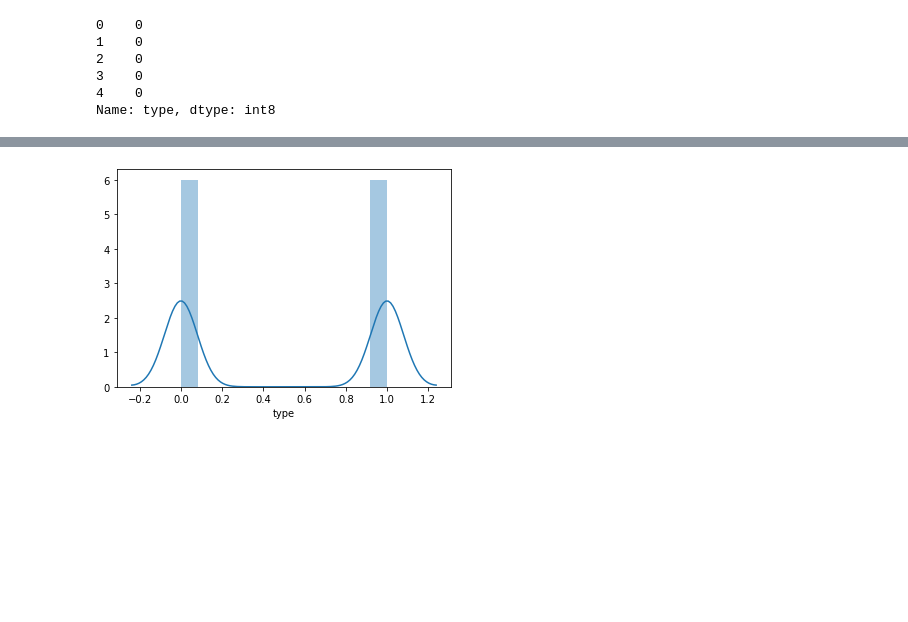
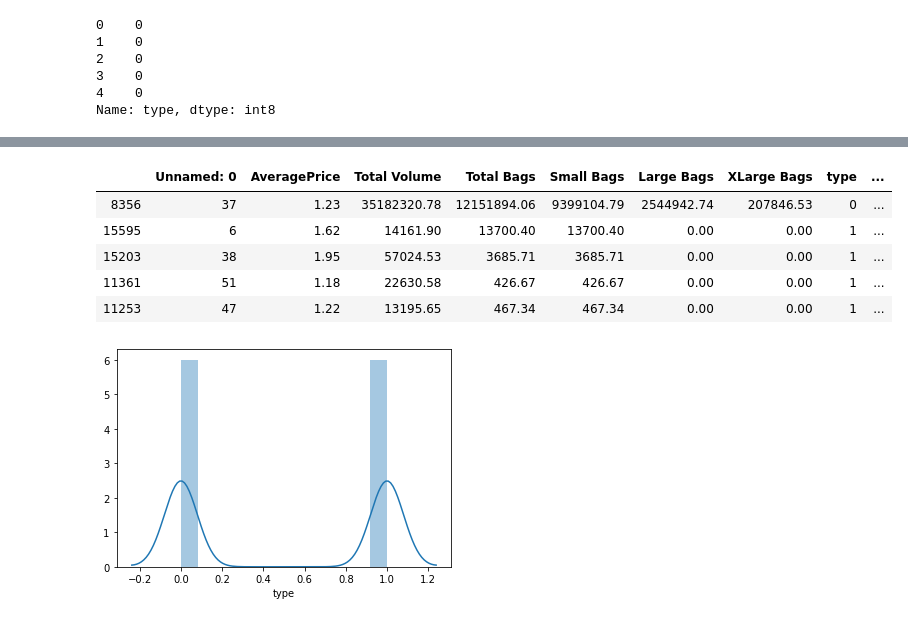
Before and after one commit to SwetaSengupta/DS-Unit-2-Applied-Modeling, a Jupyter notebook: module4-model-interpretation/LS_DS_234_assignment.ipynb, the cells around one changed output, grey strips where cells are left out. Cells and saved outputs as stored; diff of their text form; code cells hidden in the pictures; blank space fills up the shorter version.

```diff
--- a/module4-model-interpretation/LS_DS_234_assignment.ipynb
+++ b/module4-model-interpretation/LS_DS_234_assignment.ipynb
@@ -153,3 +169,12 @@ train.shape,val.shape
+# %%
+train.head()
+# %% [output]
+|  | Unnamed: 0 | AveragePrice | Total Volume | Total Bags | Small Bags | Large Bags | XLarge Bags | type | ... |
+| 8356 | 37 | 1.23 | 35182320.78 | 12151894.06 | 9399104.79 | 2544942.74 | 207846.53 | 0 | ... |
+| 15595 | 6 | 1.62 | 14161.90 | 13700.40 | 13700.40 | 0.00 | 0.00 | 1 | ... |
+| 15203 | 38 | 1.95 | 57024.53 | 3685.71 | 3685.71 | 0.00 | 0.00 | 1 | ... |
+| 11361 | 51 | 1.18 | 22630.58 | 426.67 | 426.67 | 0.00 | 0.00 | 1 | ... |
+| 11253 | 47 | 1.22 | 13195.65 | 467.34 | 467.34 | 0.00 | 0.00 | 1 | ... |
 # %%
 #Assigning target/features columns
 target='type'
```
Also changed, not shown: parts of 22 cells of this notebook, 1 other file.
